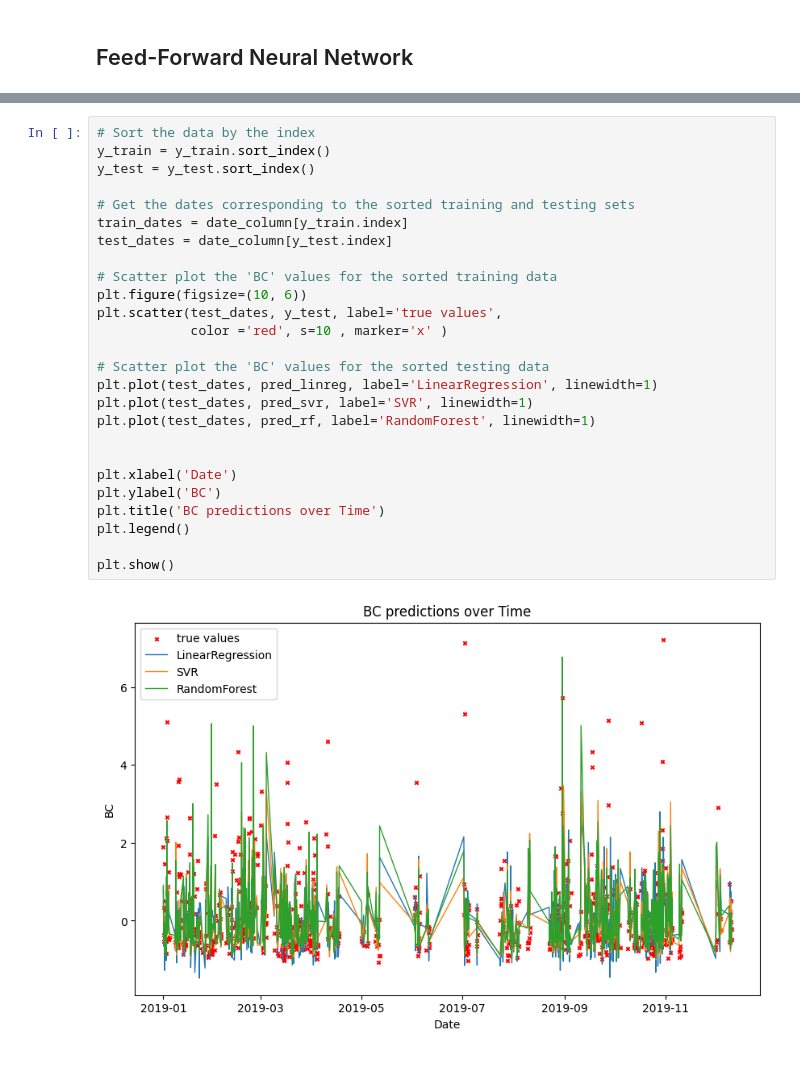
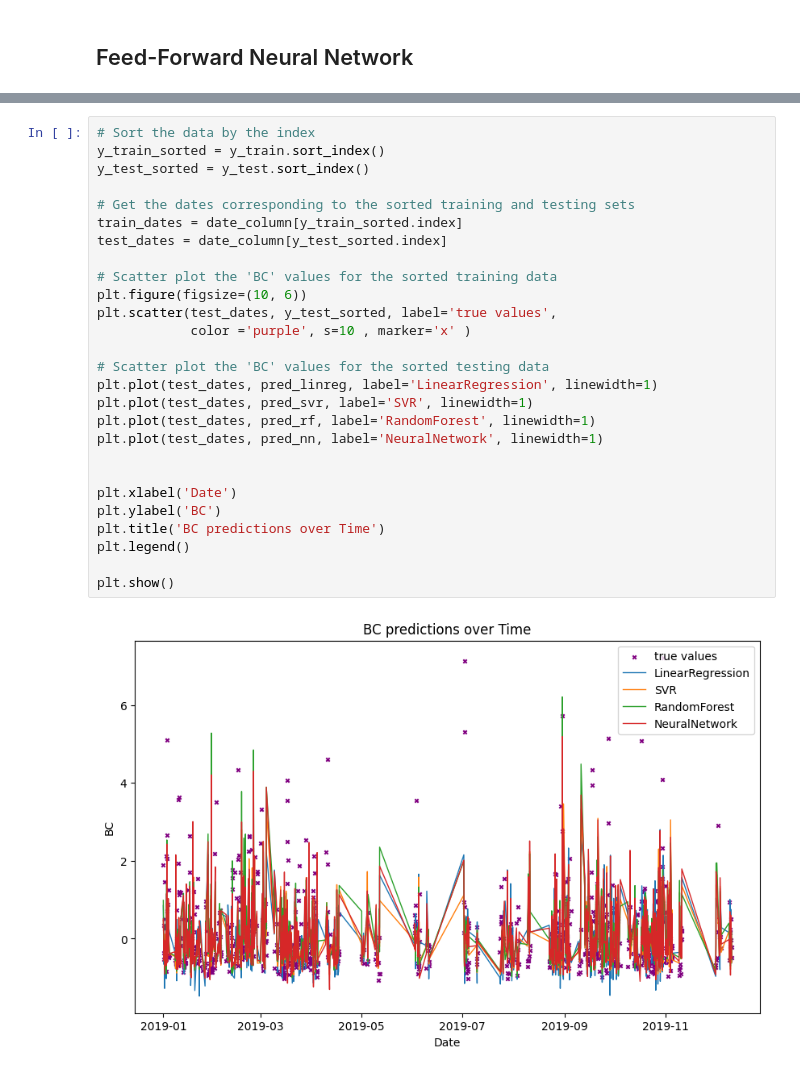
Before and after one commit to AdriaCoding/BlackCarbon, a Jupyter notebook: read-data.ipynb, the cells around one changed output, grey strips where cells are left out. Cells and saved outputs as stored; diff of their text form.

```diff
--- a/read-data.ipynb
+++ b/read-data.ipynb
@@ -191,28 +223,29 @@ model = nn.Sequential(
 # %%
 # Sort the data by the index
-y_train = y_train.sort_index()
-y_test = y_test.sort_index()
+y_train_sorted = y_train.sort_index()
+y_test_sorted = y_test.sort_index()
 
 # Get the dates corresponding to the sorted training and testing sets
-train_dates = date_column[y_train.index]
-test_dates = date_column[y_test.index]
+train_dates = date_column[y_train_sorted.index]
+test_dates = date_column[y_test_sorted.index]
 
 # Scatter plot the 'BC' values for the sorted training data
 plt.figure(figsize=(10, 6))
-plt.scatter(test_dates, y_test, label='true values',
-            color ='red', s=10 , marker='x' )
+plt.scatter(test_dates, y_test_sorted, label='true values',
+            color ='purple', s=10 , marker='x' )
 
 # Scatter plot the 'BC' values for the sorted testing data
 plt.plot(test_dates, pred_linreg, label='LinearRegression', linewidth=1)
 plt.plot(test_dates, pred_svr, label='SVR', linewidth=1)
 plt.plot(test_dates, pred_rf, label='RandomForest', linewidth=1)
+plt.plot(test_dates, pred_nn, label='NeuralNetwork', linewidth=1)
 
 
 plt.xlabel('Date')
 plt.ylabel('BC')
 plt.title('BC predictions over Time')
 plt.legend()
 
 plt.show()
 # %% [output]
-[figure, old version]
+[figure, new version]
```
Also changed, not shown: parts of 5 cells of this notebook.
